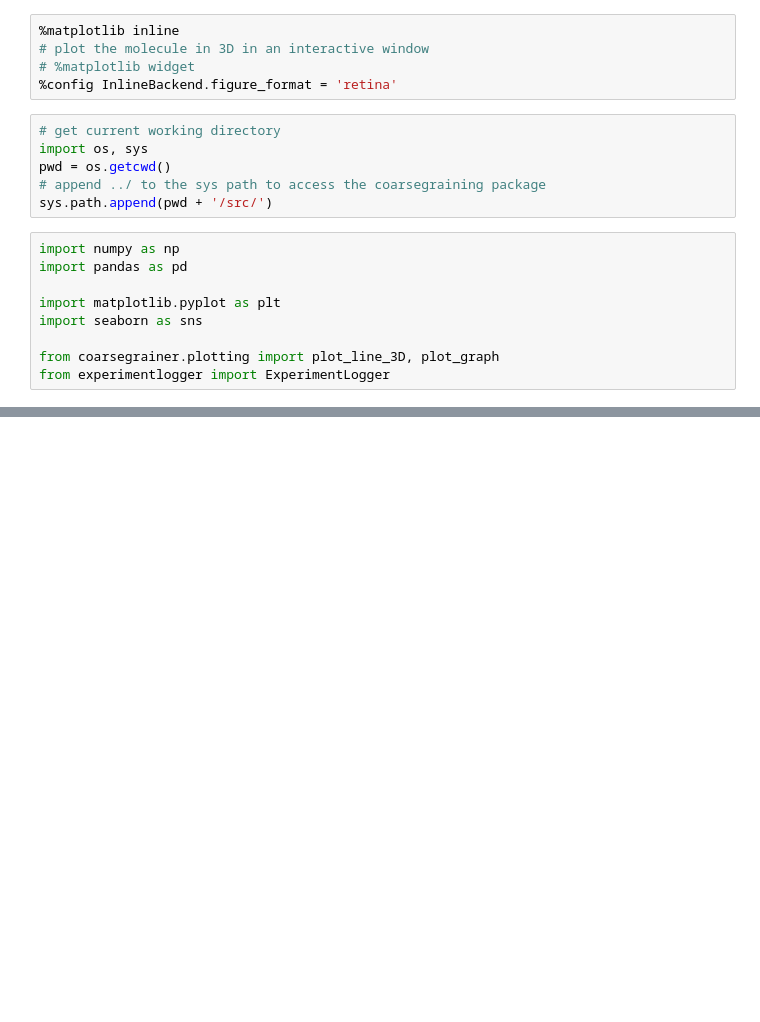
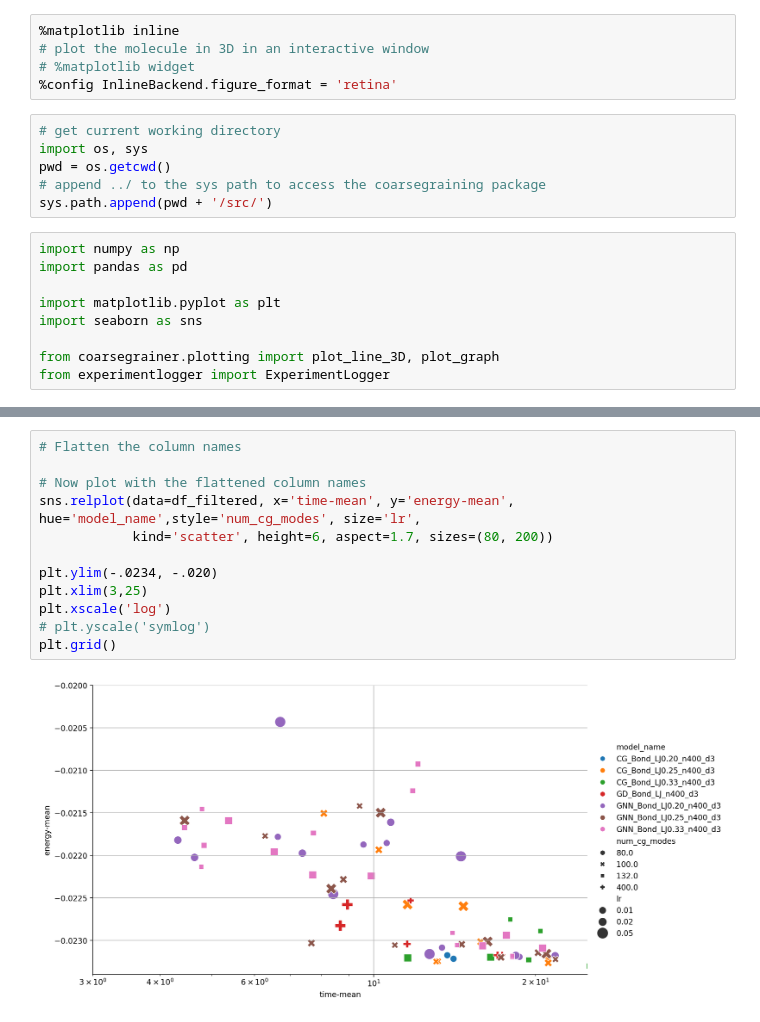
Before and after one commit to nimadehmamy/coarse_graining_reparam, a Jupyter notebook: analysis.ipynb, the cells around one changed output, grey strips where cells are left out. Saved outputs shown, nothing was run; the diff lists cells and outputs as text; blank space fills up the shorter version.

```diff
--- a/analysis.ipynb
+++ b/analysis.ipynb
@@ -49,0 +223,14 @@ plt.grid()
+# %%
+# Flatten the column names
+
+# Now plot with the flattened column names
+sns.relplot(data=df_filtered, x='time-mean', y='energy-mean', hue='model_name',style='num_cg_modes', size='lr',
+            kind='scatter', height=6, aspect=1.7, sizes=(80, 200))
+
+plt.ylim(-.0234, -.020)
+plt.xlim(3,25)
+plt.xscale('log')
+# plt.yscale('symlog')
+plt.grid()
+# %% [output]
+[figure, added]
```
Also changed, not shown: parts of 47 cells of this notebook, 7 other files.
